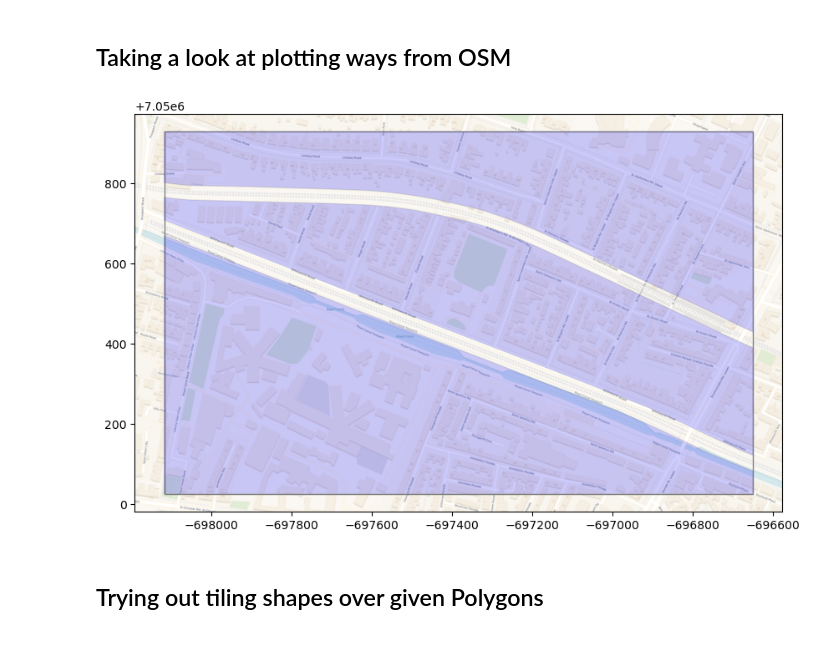
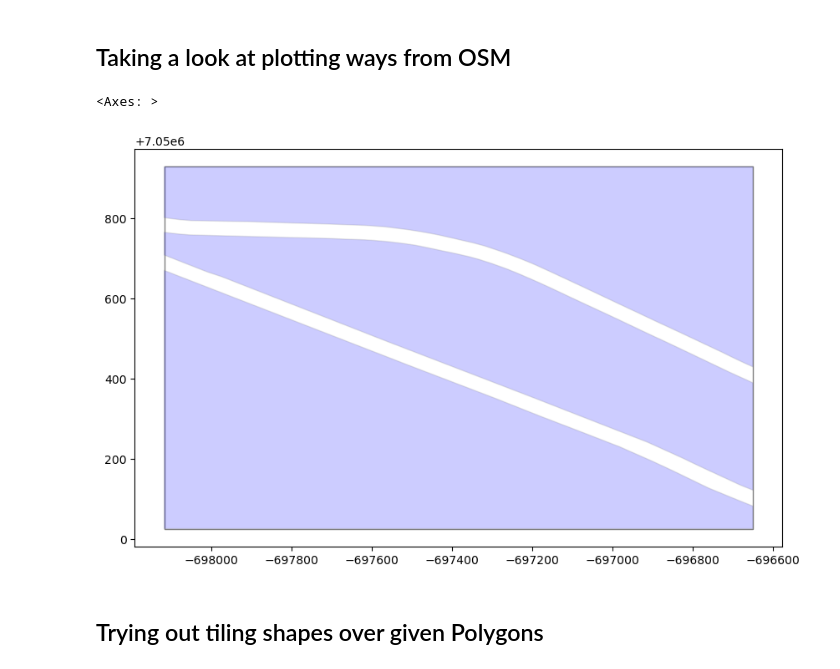
Before and after one commit to paddeaux/radian, a Jupyter notebook: radian_additions.ipynb, the cells around one changed output. Drawn from its saved outputs; the diff is of its cells as text; code cells hidden in the pictures.

```diff
--- a/radian_additions.ipynb
+++ b/radian_additions.ipynb
@@ -109,25 +109,26 @@ gdf.plot(ax=ax, facecolor='none', edgecolor='green', label='name')
 # %%
 dcc = gpd.read_file('geojson_polygons/whitworth.geojson').to_crs(3857)
 rail = gpd.read_file('geojson_polygons/whitworth_rail.geojson').to_crs(3857)
 
 rail = rail[rail['geometry'].geom_type == "LineString"]
 
 rail_buffer = gpd.GeoDataFrame(pd.DataFrame(rail.buffer(15), columns=['geometry']), geometry='geometry')
 
 join_test = dcc.overlay(rail_buffer, how='symmetric_difference')
 join_test2 = dcc.overlay(join_test, how='intersection')
 
 fig, ax = plt.subplots(1,1,figsize=(10,10))
 #dcc.plot(ax=ax, facecolor='none', edgecolor='green')
 #rail_buffer.plot(ax=ax, color='orange')
 dcc.plot(ax=ax,facecolor='none', edgecolor='grey')
 
 
 ##join_test.plot(ax=ax, facecolor='pink', edgecolor='grey')
 join_test2.plot(ax=ax, facecolor='blue', edgecolor='grey', alpha=0.2)
-cx.add_basemap(ax, crs='EPSG:3857', attribution=False, source=cx.providers.CartoDB.Voyager)
+#cx.add_basemap(ax, crs='EPSG:3857', attribution=False, source=cx.providers.CartoDB.Voyager)
 # %% [output]
+<Axes: >
-[figure, old version]
+[figure, new version]
 # %% [markdown]
 ## Trying out tiling shapes over given Polygons
 # %%
```
Also changed, not shown: parts of 6 cells of this notebook, 1 other file.
